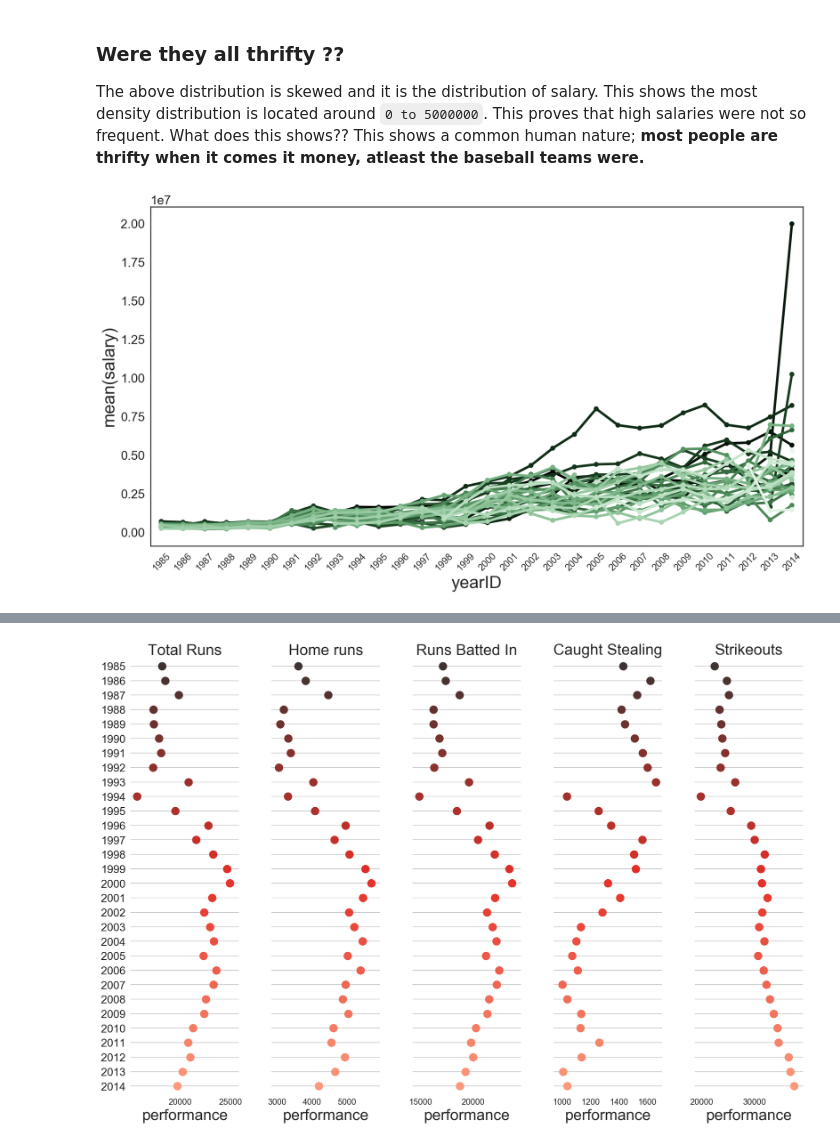
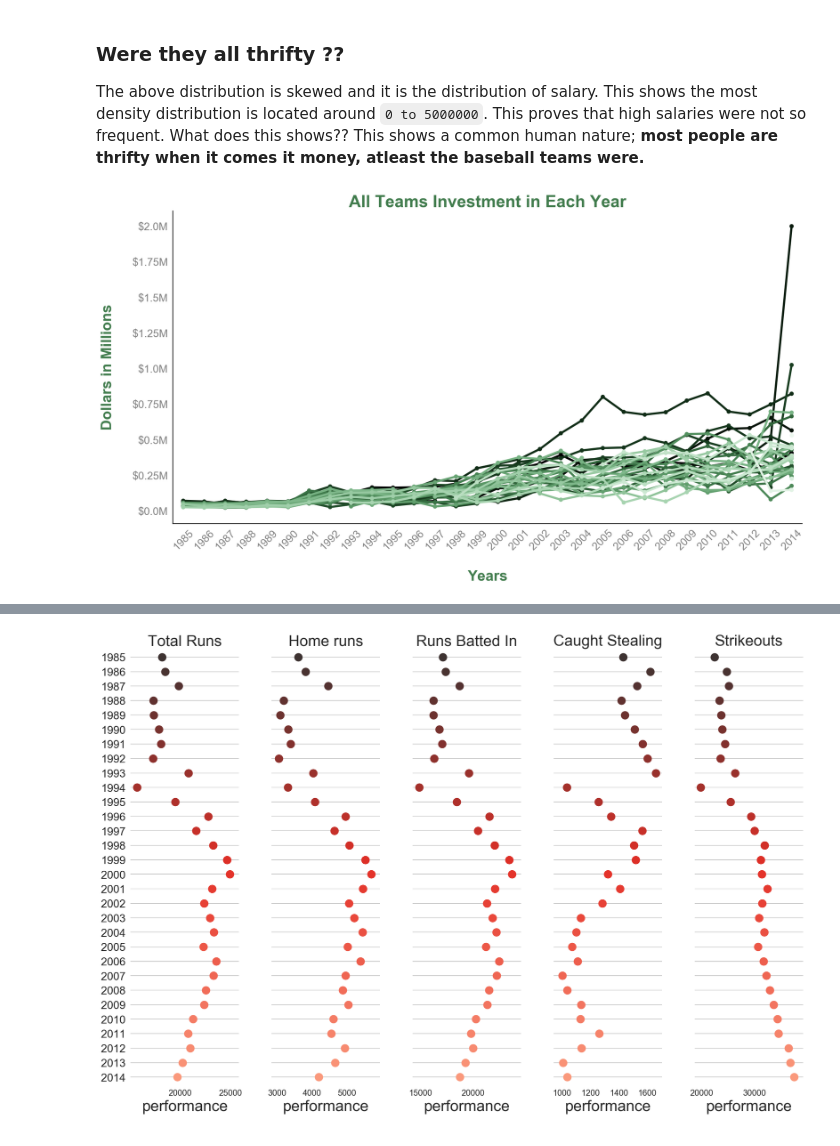
Before and after one commit to MayukhSobo/BaseBall, a Jupyter notebook: src/Baseball.ipynb, the cells around one changed output, grey strips where cells are left out. Saved outputs shown, nothing was run; the diff lists cells and outputs as text; code cells hidden in the pictures.

```diff
--- a/src/Baseball.ipynb
+++ b/src/Baseball.ipynb
@@ -162,15 +178,31 @@ The above distribution is skewed and it is the distribution of salary. This show
 # %%
 rot = sns.cubehelix_palette(len(data_1.teamID.unique()), start=2,
                             rot=0, dark=0, light=.95, reverse=True)
 ax = sns.pointplot(x="yearID", y="salary", data=data_1,
                    hue='teamID', palette=rot, ci=None,
                    markers='.', join=True)
 ax.legend_.remove()
 locs, labels = plt.xticks()
 plt.setp(labels, rotation=45)
+sns.despine()
+ax.set_xticklabels(np.sort(data_1.yearID.unique()),
+                   {'fontsize': 16, 'color':'grey'})
+ax.set_xlabel('\nYears',
+              {'weight': 'bold', 'fontsize': 22
+              , 'color':rot[15]})
+ax.set_ylabel('Dollars in Millions\n',
+              {'weight': 'bold', 'fontsize': 22
+              , 'color':rot[15]})
+ticks = ax.get_yticks() / 10000000
+ticks = [*map(str, ticks)]
+ticks = [*map(lambda e: '$' + e + 'M', ticks)]
+ax.set_yticklabels(ticks,
+                   {'fontsize': 16, 'color':'grey'})
+ax.set_title("All Teams Investment in Each Year",
+             {'weight': 'bold', 'fontsize': 25, 'color':rot[15]})
 plt.show()
 # %% [output]
-[figure, old version]
+[figure, new version]
 # %% [markdown]
 ###  Did teams think similar when it comes to money ??
 
```
Also changed, not shown: parts of 9 cells of this notebook.
